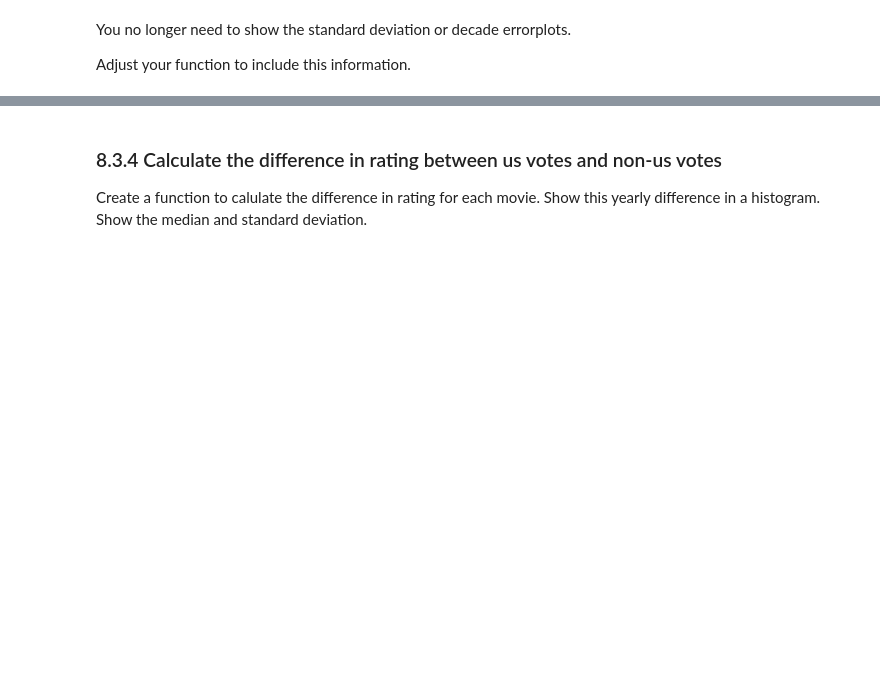
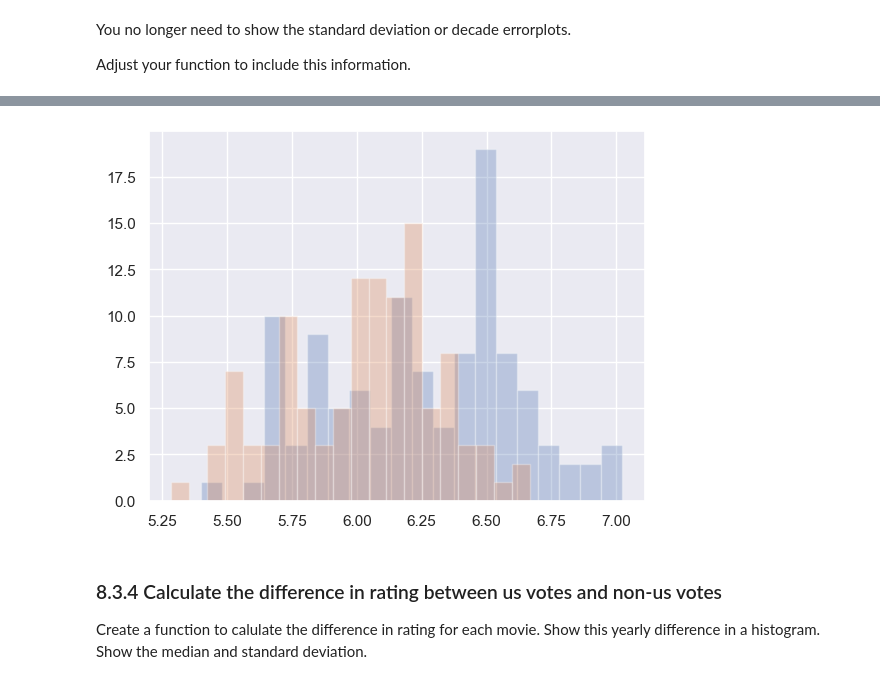
Before and after one commit to SadmanUddin/Data-analysis-and-statistics, a Jupyter notebook: Large Exercise/DPA 08 - Large exercise.ipynb, the cells around one changed output, grey strips where cells are left out. Cells and saved outputs as stored; diff of their text form; code cells hidden in the pictures; blank space fills up the shorter version.

```diff
--- a/Large Exercise/DPA 08 - Large exercise.ipynb
+++ b/Large Exercise/DPA 08 - Large exercise.ipynb
@@ -532,3 +602,18 @@ Adjust your function to include this information.
+# %%
+def per_year_rating(merge):
+    mean_us_votes = merge.groupby('year')['us_voters_rating'].mean()
+    mean_non_us_votes = merge.groupby('year')['non_us_voters_rating'].mean()
+    df_us = pd.concat([mean_us_votes,mean_non_us_votes],axis=1)
+    df_us.columns=['Mean_us_votes','Mean_non_us_votes']
+    return df_us
+df_usNonus=per_year_rating(merge)
+df_usNonus
+
+plt.hist(df_usNonus['Mean_us_votes'],alpha=0.3,bins=20)
+plt.hist(df_usNonus['Mean_non_us_votes'],alpha=0.3,bins=20)
+plt.show()
+# %% [output]
+[figure, added]
 # %% [markdown]
 ### 8.3.4 Calculate the difference in rating between us votes and non-us votes
 
```
Also changed, not shown: parts of 13 cells of this notebook.
